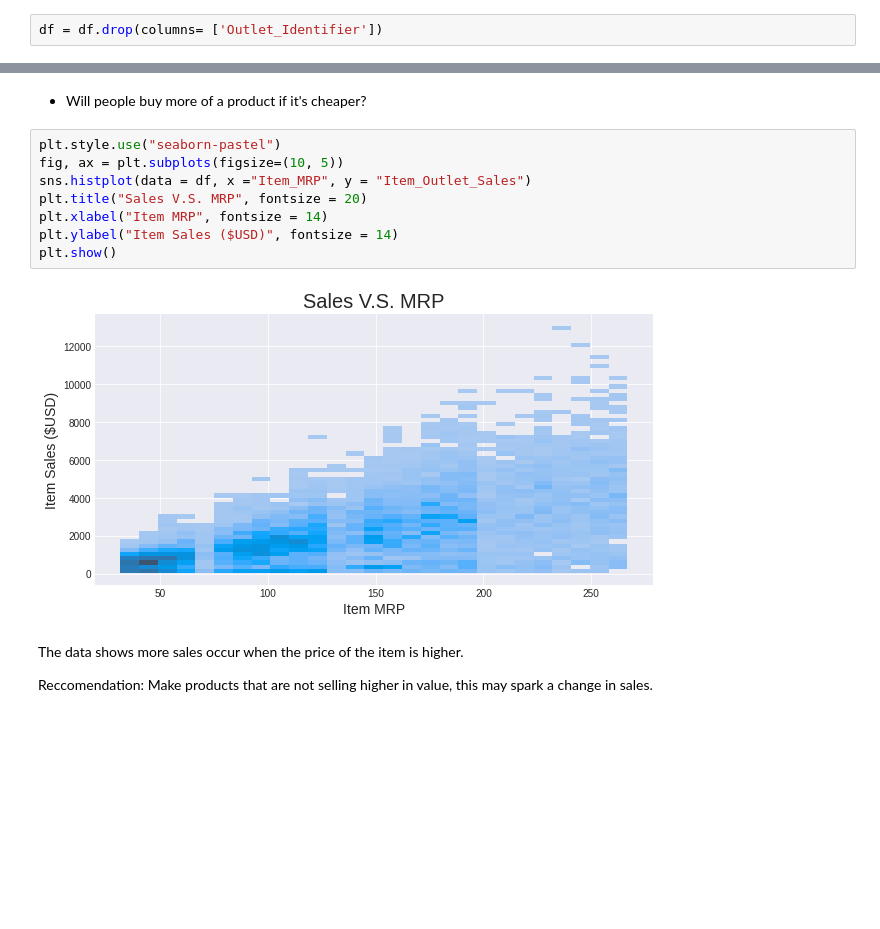
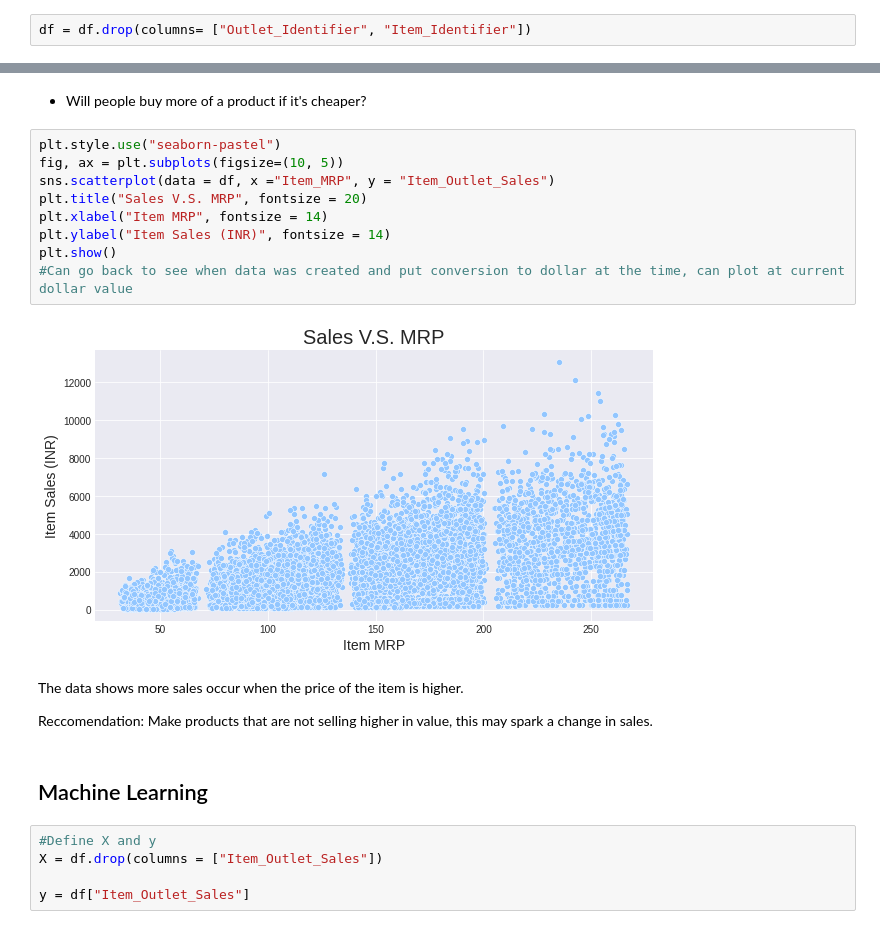
Before and after one commit to CaillahR/Food-Sale-Predictions, a Jupyter notebook: Sales_Predictions.ipynb, the cells around one changed output, grey strips where cells are left out. Drawn from its saved outputs; the diff is of its cells as text; blank space fills up the shorter version.

```diff
--- a/Sales_Predictions.ipynb
+++ b/Sales_Predictions.ipynb
@@ -141,4 +148,4 @@ Dropping Item_Identifier
 
 - Then checking for removal of column with df.drop()
 # %%
-df = df.drop(columns= ['Outlet_Identifier'])
+df = df.drop(columns= ["Outlet_Identifier", "Item_Identifier"])
@@ -329,14 +341,22 @@ Reccomendation : Find out why sales were shot down in between 1995-2000's and wh
 # %%
 plt.style.use("seaborn-pastel")
 fig, ax = plt.subplots(figsize=(10, 5))
-sns.histplot(data = df, x ="Item_MRP", y = "Item_Outlet_Sales")
+sns.scatterplot(data = df, x ="Item_MRP", y = "Item_Outlet_Sales")
 plt.title("Sales V.S. MRP", fontsize = 20)
 plt.xlabel("Item MRP", fontsize = 14)
-plt.ylabel("Item Sales ($USD)", fontsize = 14)
+plt.ylabel("Item Sales (INR)", fontsize = 14)
 plt.show()
+#Can go back to see when data was created and put conversion to dollar at the time, can plot at current dollar value
 # %% [output]
-[figure, old version]
+[figure, new version]
 # %% [markdown]
 The data shows more sales occur when the price of the item is higher.
 
 Reccomendation: Make products that are not selling higher in value, this may spark a change in sales.
+# %% [markdown]
+## Machine Learning
+# %%
+#Define X and y
+X = df.drop(columns = ["Item_Outlet_Sales"])
+
+y = df["Item_Outlet_Sales"]
```
Also changed, not shown: parts of 26 cells of this notebook.
